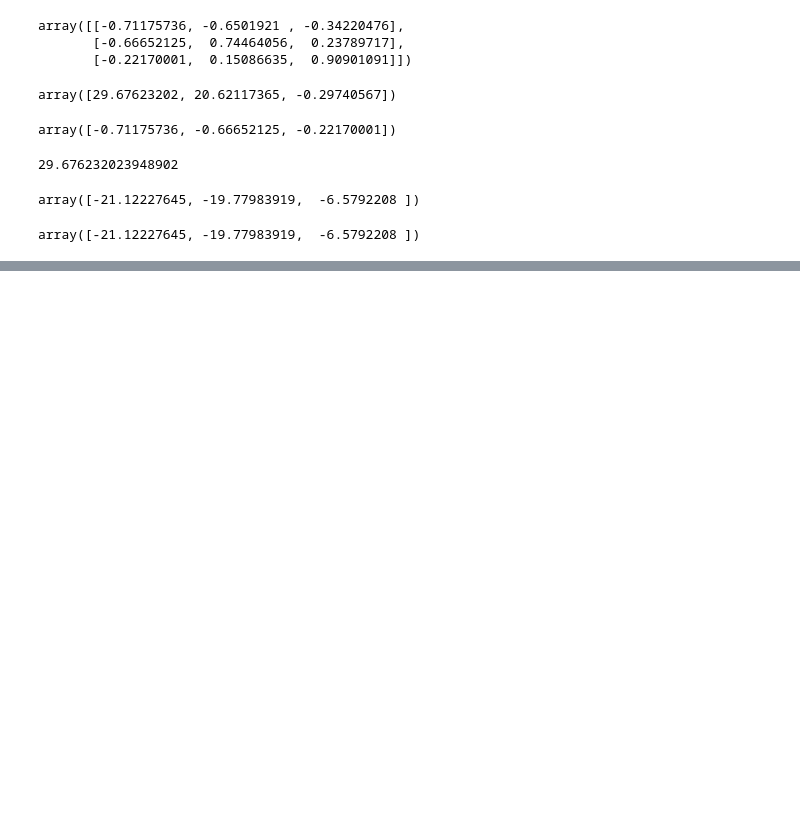
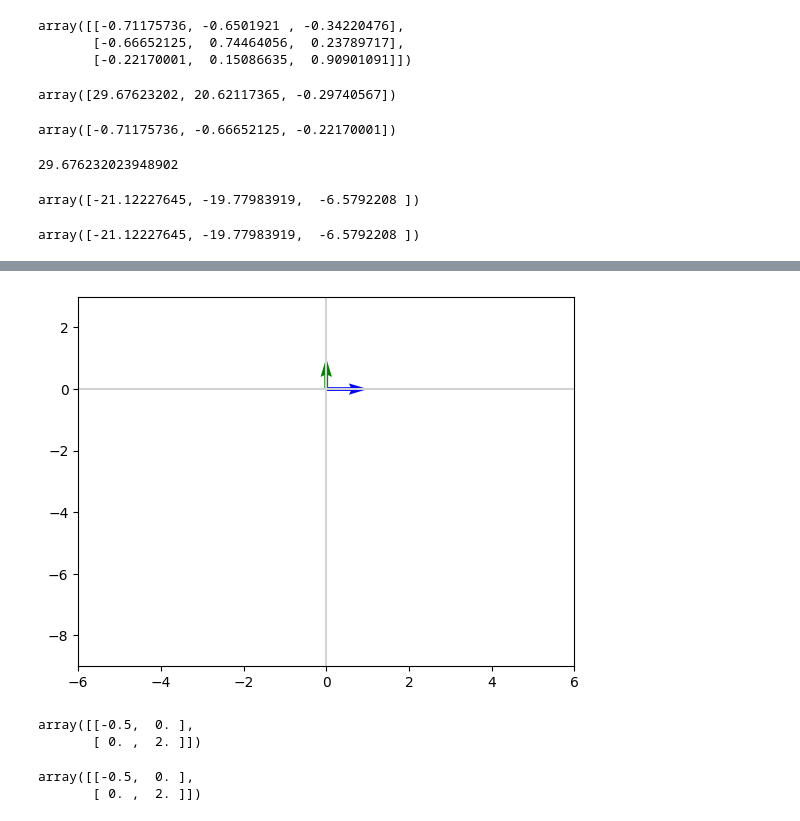
Before and after one commit to PrashantSBasnet/AI_ML, a Jupyter notebook: LinearAlgebra/linearAlgebra2.ipynb, the cells around one changed output, grey strips where cells are left out. Drawn from its saved outputs; the diff is of its cells as text; code cells hidden in the pictures; blank space fills up the shorter version.

```diff
--- a/LinearAlgebra/linearAlgebra2.ipynb
+++ b/LinearAlgebra/linearAlgebra2.ipynb
@@ -194,0 +288,19 @@ array([-21.12227645, -19.77983919,  -6.5792208 ])
+# %%
+plot_vectors([vectorfy(B, 0), vectorfy(B, 1), vectorfy(IB, 0), vectorfy(IB, 1)],
+            ['lightblue', 'lightgreen', 'blue', 'green'])
+plt.xlim(-6, 6)
+_ = plt.ylim(-9, 3)
+# %% [output]
+[figure, added]
+# %%
+J = np.array ([[-0.5,0], [0,2]])
+J
+# %% [output]
+array([[-0.5,  0. ],
+       [ 0. ,  2. ]])
+# %%
+JB = np.dot(J,B)
+JB
+# %% [output]
+array([[-0.5,  0. ],
+       [ 0. ,  2. ]])
```
Also changed, not shown: parts of 102 cells of this notebook.
